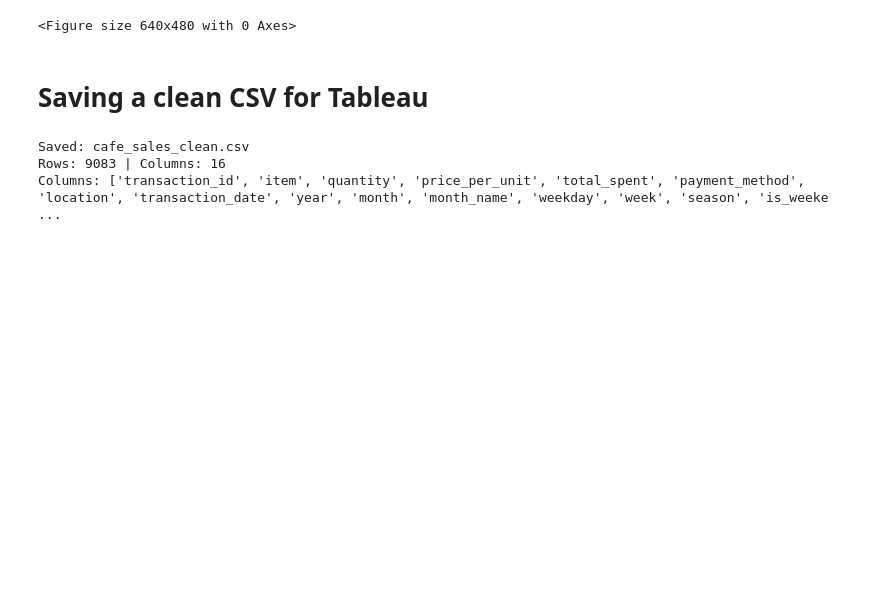
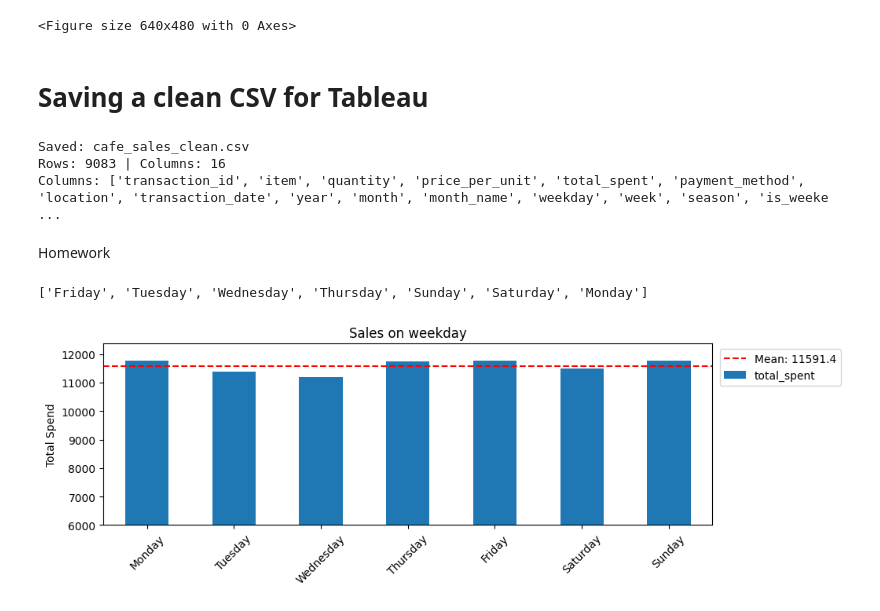
Before and after one commit to NadiiaIvashchuk/Cafe_Sales, a Jupyter notebook: EDA_cafe_sales.ipynb, the cells around one changed output. Drawn from its saved outputs; the diff is of its cells as text; code cells hidden in the pictures; blank space fills up the shorter version.

Commit message:
Homework

```diff
--- a/EDA_cafe_sales.ipynb
+++ b/EDA_cafe_sales.ipynb
@@ -716,3 +716,34 @@ print(f"Columns: {list(df.columns)}")
 Saved: cafe_sales_clean.csv
 Rows: 9083 | Columns: 16
 Columns: ['transaction_id', 'item', 'quantity', 'price_per_unit', 'total_spent', 'payment_method', 'location', 'transaction_date', 'year', 'month', 'month_name', 'weekday', 'week', 'season', 'is_weeke ...
+# %% [markdown]
+Homework
+# %%
+list(df.weekday.unique())
+# %% [output]
+['Friday', 'Tuesday', 'Wednesday', 'Thursday', 'Sunday', 'Saturday', 'Monday']
+# %%
+# Sales on weekday
+fig, axes = plt.subplots(figsize=(10, 3))
+
+day_order = ['Monday', 'Tuesday', 'Wednesday', 'Thursday', 'Friday', 'Saturday', 'Sunday']
+
+sales_weekday = df.groupby('weekday')['total_spent'].sum().sort_values().reindex(
+    [d for d in day_order if d in df['weekday'].unique()])
+
+sales_weekday.plot(kind='bar', rot=45)
+
+mean_value = sales_weekday.mean()
+
+plt.axhline(y=mean_value, color='red', linestyle='--', linewidth=1.5, label=f'Mean: {mean_value:.1f}')
+
+plt.title('Sales on weekday')
+plt.xlabel('')
+plt.ylabel('Total Spend')
+plt.legend(bbox_to_anchor=(1.22, 1), loc='upper right')
+
+plt.ylim(bottom=6000)
+
+plt.show()
+# %% [output]
+[figure, added]
```
Also changed, not shown: parts of 1 cell of this notebook.
